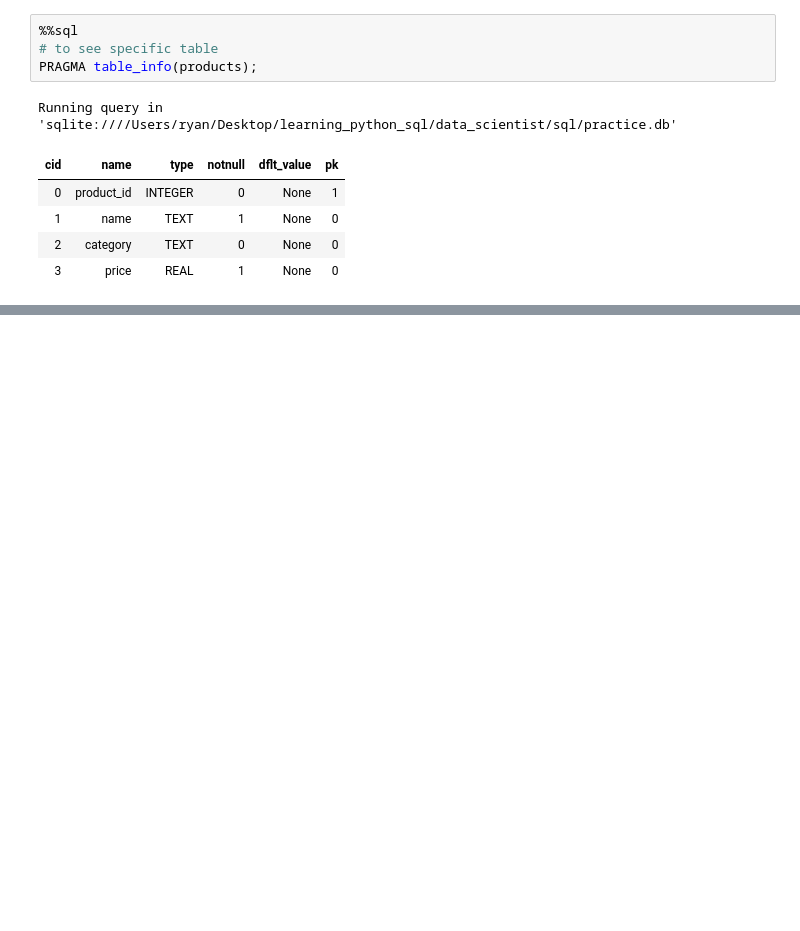
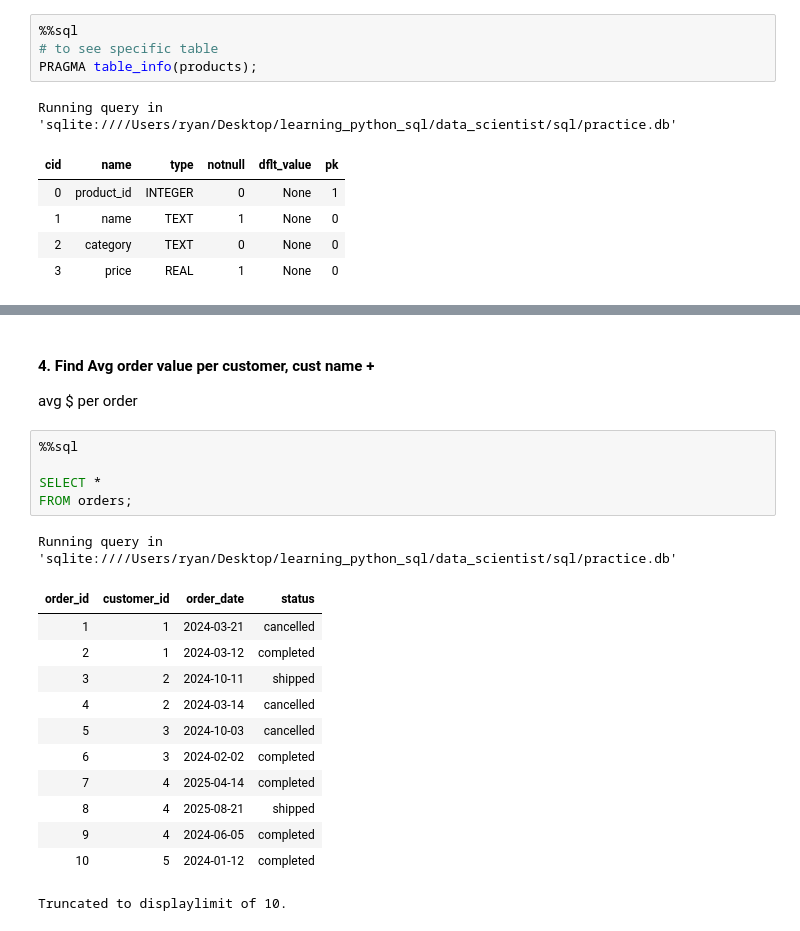
Before and after one commit to ryuismyu/Data-Journey, a Jupyter notebook: sql_fundamentals.ipynb, the cells around one changed output, grey strips where cells are left out. Drawn from its saved outputs; the diff is of its cells as text; blank space fills up the shorter version.

```diff
--- a/sql_fundamentals.ipynb
+++ b/sql_fundamentals.ipynb
@@ -117,0 +149,22 @@ Running query in 'sqlite:////Users/ryan/Desktop/learning_python_sql/data_scienti
+# %% [markdown]
+#### 4. Find Avg order value per customer, cust name +
+avg $ per order
+# %%
+%%sql
+
+SELECT *
+FROM orders;
+# %% [output]
+Running query in 'sqlite:////Users/ryan/Desktop/learning_python_sql/data_scientist/sql/practice.db'
+| order_id | customer_id | order_date | status |
+| 1 | 1 | 2024-03-21 | cancelled |
+| 2 | 1 | 2024-03-12 | completed |
+| 3 | 2 | 2024-10-11 | shipped |
+| 4 | 2 | 2024-03-14 | cancelled |
+| 5 | 3 | 2024-10-03 | cancelled |
+| 6 | 3 | 2024-02-02 | completed |
+| 7 | 4 | 2025-04-14 | completed |
+| 8 | 4 | 2025-08-21 | shipped |
+| 9 | 4 | 2024-06-05 | completed |
+| 10 | 5 | 2024-01-12 | completed |
+Truncated to displaylimit of 10.
```
Also changed, not shown: parts of 5 cells of this notebook.
